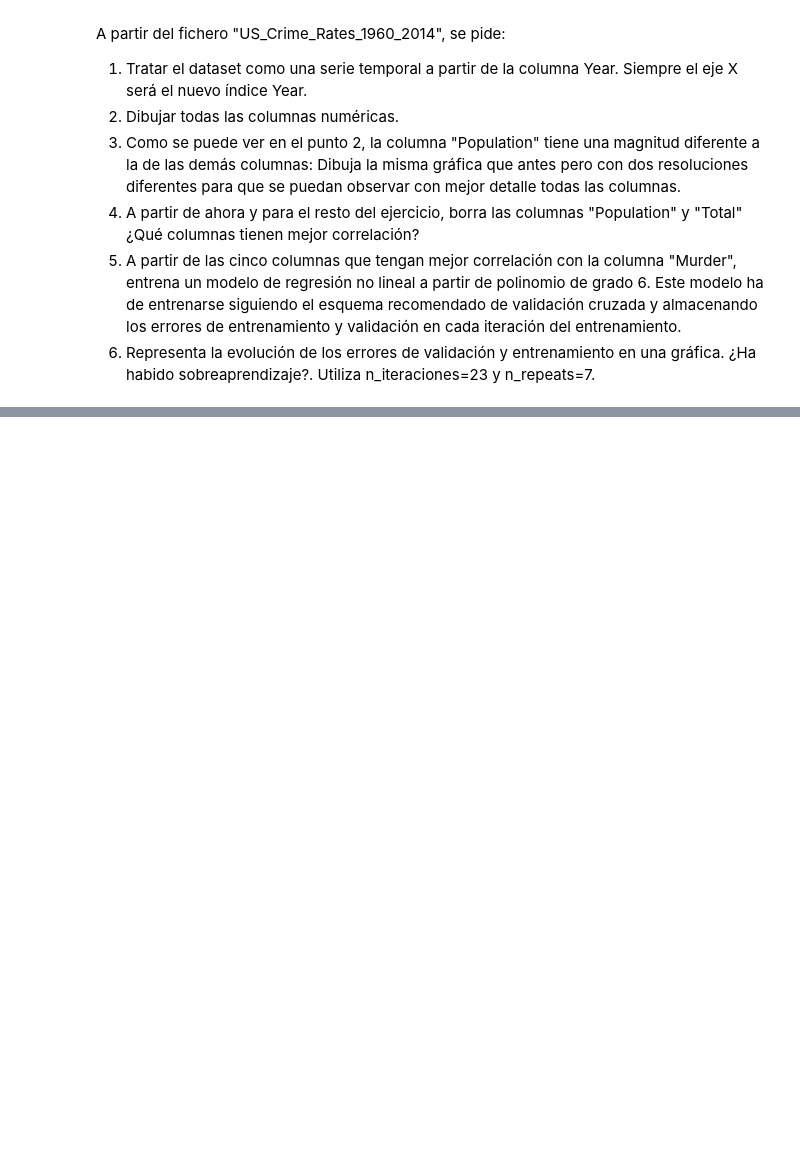
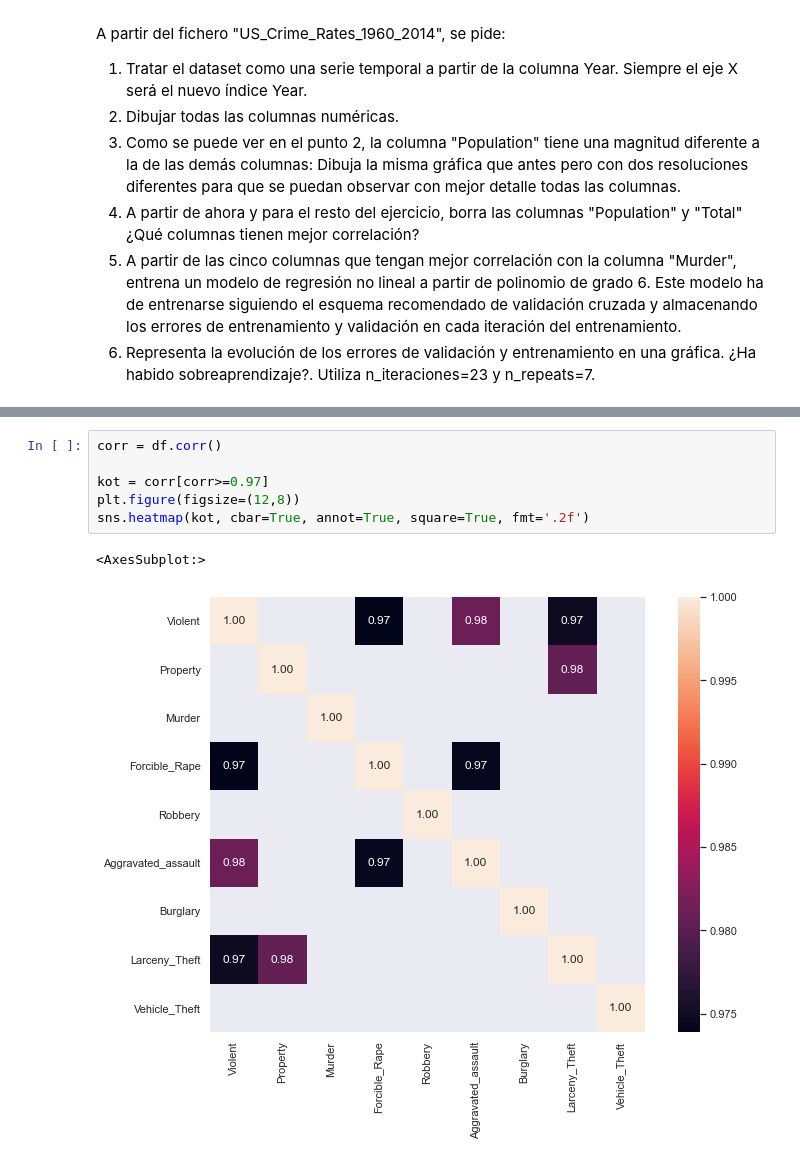
Before and after one commit to danwalk/walkdabridge, a Jupyter notebook: week10_ML_competition_pca_kmeans/day1_gridsearch_pipelines/exercises/3.crime.ipynb, the cells around one changed output, grey strips where cells are left out. Drawn from its saved outputs; the diff is of its cells as text; blank space fills up the shorter version.

```diff
--- a/week10_ML_competition_pca_kmeans/day1_gridsearch_pipelines/exercises/3.crime.ipynb
+++ b/week10_ML_competition_pca_kmeans/day1_gridsearch_pipelines/exercises/3.crime.ipynb
@@ -20,0 +101,9 @@ df.plot()
+# %%
+corr = df.corr()
+
+kot = corr[corr>=0.97]
+plt.figure(figsize=(12,8))
+sns.heatmap(kot, cbar=True, annot=True, square=True, fmt='.2f')
+# %% [output]
+<AxesSubplot:>
+[figure, added]
```
Also changed, not shown: parts of 28 cells of this notebook, 2 other files.
